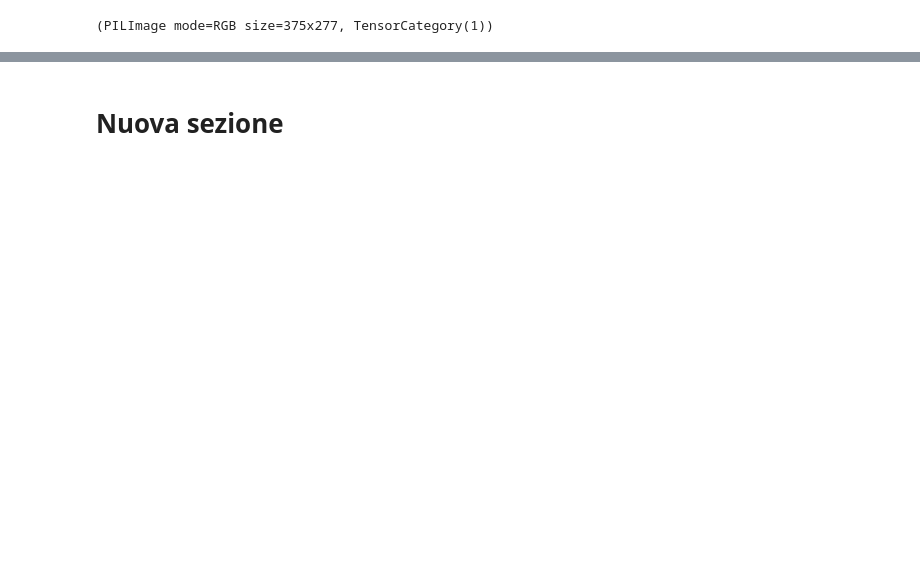
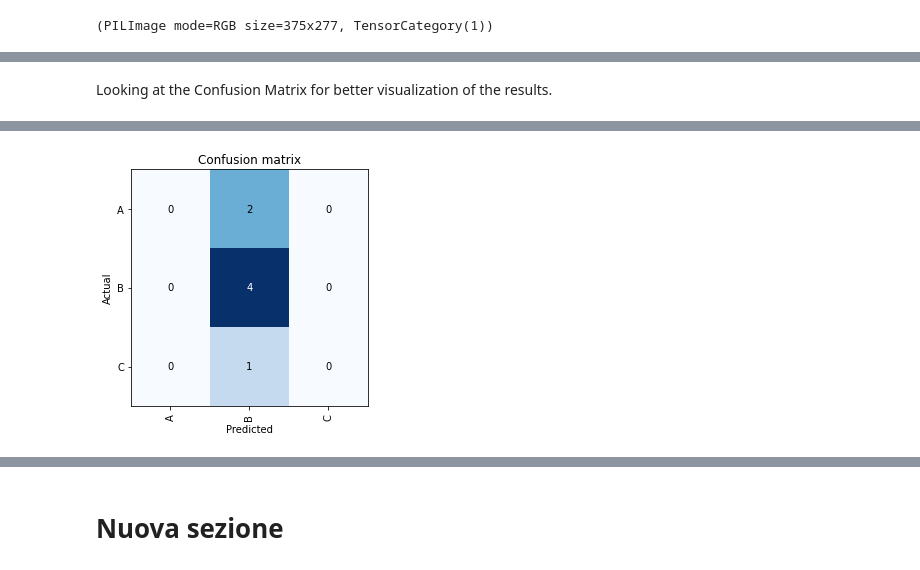
Before and after one commit to emanbuc/ASL-Recognition-Deep-Learning, a Jupyter notebook: FastAI_Static_Gesture_recognition.ipynb, the cells around one changed output, grey strips where cells are left out. Saved outputs shown, nothing was run; the diff lists cells and outputs as text; code cells hidden in the pictures; blank space fills up the shorter version.

```diff
--- a/FastAI_Static_Gesture_recognition.ipynb
+++ b/FastAI_Static_Gesture_recognition.ipynb
@@ -71,0 +73,3 @@ AttributeError: ignored
+# %%
+learn = cnn_learner(dl, resnet34, metrics=error_rate)
+learn.fine_tune(4)
@@ -71,0 +85,6 @@ AttributeError: ignored
+# %% [markdown]
+Looking at the Confusion Matrix for better visualization of the results.
+# %%
+interpretation = ClassificationInterpretation.from_learner(learn)
+interpretation.plot_confusion_matrix()
+# %% [output]
@@ -71,0 +92 @@ AttributeError: ignored
+[figure, added]
```
Also changed, not shown: parts of 17 cells of this notebook.
